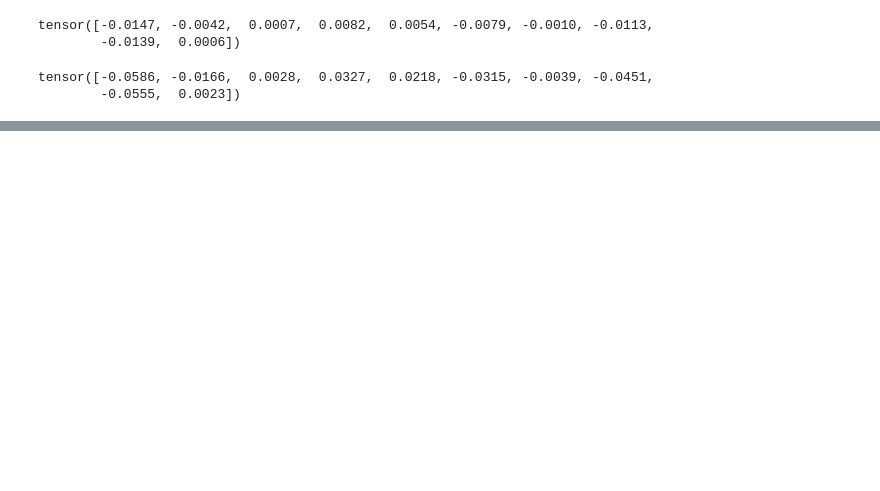
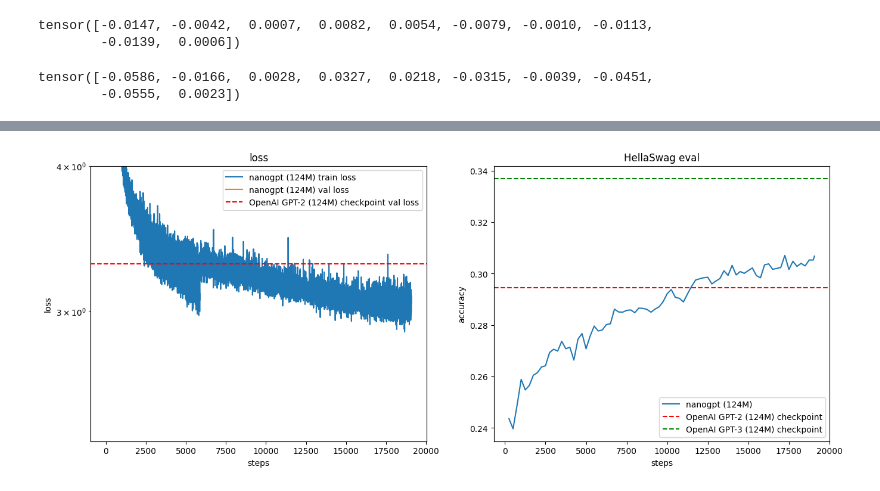
Before and after one commit to zanqi/repro-gpt2, a Jupyter notebook: play.ipynb, the cells around one changed output, grey strips where cells are left out. Cells and saved outputs as stored; diff of their text form; code cells hidden in the pictures; blank space fills up the shorter version.

Commit message:
train, eval, viz

```diff
--- a/play.ipynb
+++ b/play.ipynb
@@ -223,0 +226,80 @@ tensor([-0.0586, -0.0166,  0.0028,  0.0327,  0.0218, -0.0315, -0.0039, -0.0451,
+# %%
+import numpy as np
+import matplotlib.pyplot as plt
+%matplotlib inline
+
+sz = "124M"
+loss_baseline = {
+    "124M": 3.2942
+}[sz]
+hella2_baseline = { #HellaSwag for GPT-2
+    "124M": 0.294463,
+    "350M": 0.375224,
+    "774M": 0.431986,
+    "1558M": 0.488946,
+}[sz]
+
+hella3_baseline = { #HellaSwag for GPT-3
+    "124M": 0.337,
+    "350M": 0.436,
+    "774M": 0.510,
+    "1558M": 0.547,
+}[sz]
+
+with open("log/log.txt", "r") as f:
+    lines = f.readlines()
+
+streams = {}
+for line in lines:
+    step, stream, val = line.strip().split()
+    if stream not in streams:
+        streams[stream] = {}
+    streams[stream][int(step)] = float(val)
+
+# convert each stream from {step: val} to (steps[], vals[])
+# so it's easier for plotting
+streams_xy = {}
+for k, v in streams.items():
+    xy = sorted(list(v.items())) # [(step, loss)]
+    # zip((step1, loss1), (step2, loss2),...) => [(step1, step2, ...), (loss1, loss2, ...)]
+    streams_xy[k] = list(zip(*xy))
+
+# create figure
+plt.figure(figsize=(16, 6))
+
+# panel 1: losses, both train and val
+plt.subplot(121)
+xs, ys = streams_xy["train"]
+ys = np.array(ys)
+plt.plot(xs, ys, label=f"nanogpt ({sz}) train loss")
+print("min train loss:", min(ys))
+xs, ys = streams_xy["val"]
+plt.plot(xs, ys, label=f"nanogpt ({sz}) val loss")
+if loss_baseline is not None:
+    plt.axhline(y=loss_baseline, color='r', linestyle='--', label=f"OpenAI GPT-2 ({sz}) checkpoint val loss")
+plt.xlabel("steps")
+plt.ylabel("loss")
+plt.yscale('log')
+plt.ylim(top=4.0)
+plt.legend()
+plt.title("loss")
+print("min val loss:", min(ys))
+
+# panel 2: hellaswag eval
+plt.subplot(122)
+xs, ys = streams_xy["hella"]
+ys = np.array(ys)
+plt.plot(xs, ys, label=f"nanogpt ({sz})")
+
+if hella2_baseline:
+    print(hella2_baseline)
+    plt.axhline(y=hella2_baseline, color='r', linestyle='--', label=f"OpenAI GPT-2 ({sz}) checkpoint")
+if hella3_baseline:
+    print(hella3_baseline)
+    plt.axhline(y=hella3_baseline, color='g', linestyle='--', label=f"OpenAI GPT-3 ({sz}) checkpoint")
+plt.xlabel("steps")
+plt.ylabel("accuracy")
+plt.legend()
+plt.title("HellaSwag eval")
+print("max HellaSwag accuracy:", max(ys))
+# %% [output]
@@ -223,0 +311 @@ tensor([-0.0586, -0.0166,  0.0028,  0.0327,  0.0218, -0.0315, -0.0039, -0.0451,
+[figure, added]
```
Also changed, not shown: parts of 4 cells of this notebook, 4 other files.
